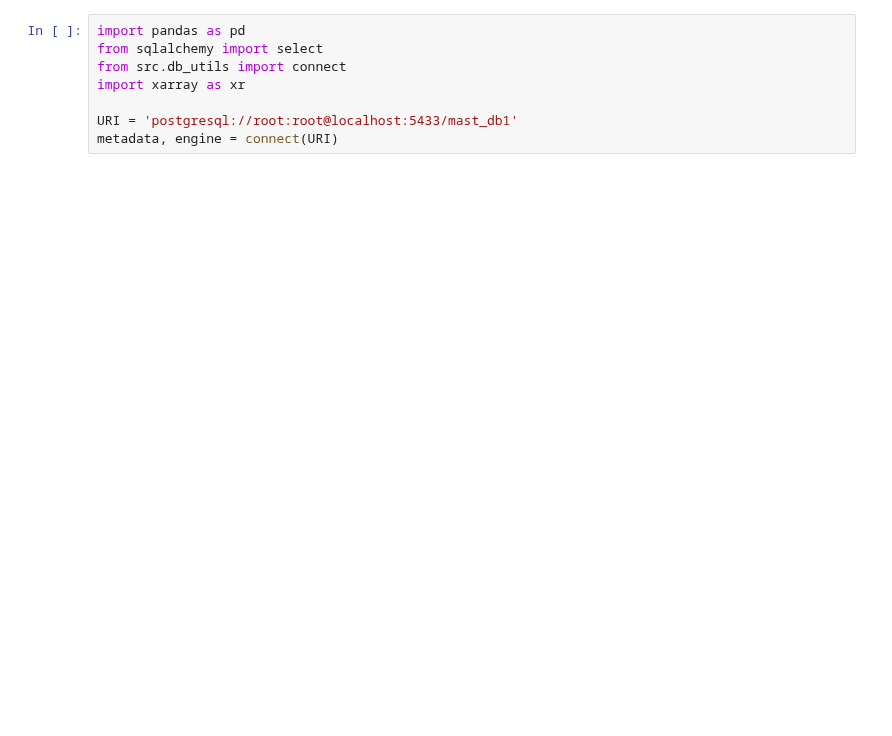
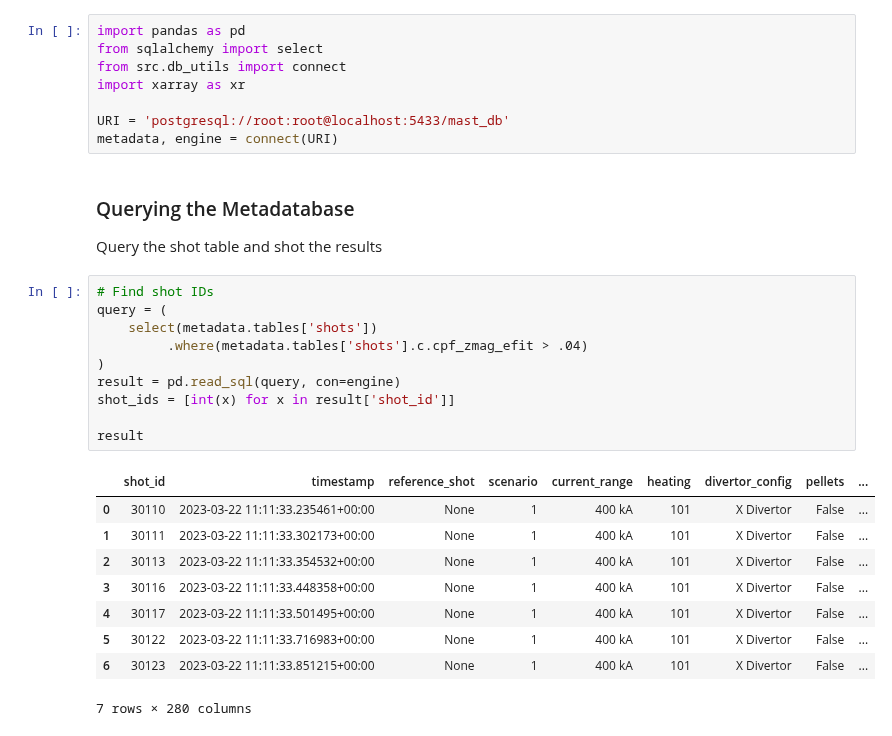
Before and after one commit to ukaea/fair-mast, a Jupyter notebook: db_query_example.ipynb, the cells around one changed output. Cells and saved outputs as stored; diff of their text form; blank space fills up the shorter version.

```diff
--- a/db_query_example.ipynb
+++ b/db_query_example.ipynb
@@ -4,5 +4,29 @@ from sqlalchemy import select
 from src.db_utils import connect
 import xarray as xr
 
-URI = 'postgresql://root:root@localhost:5433/mast_db1'
+URI = 'postgresql://root:root@localhost:5433/mast_db'
 metadata, engine = connect(URI)
+# %% [markdown]
+### Querying the Metadatabase
+
+Query the shot table and shot the results
+# %%
+# Find shot IDs
+query = (
+    select(metadata.tables['shots'])
+         .where(metadata.tables['shots'].c.cpf_zmag_efit > .04)
+)
+result = pd.read_sql(query, con=engine)
+shot_ids = [int(x) for x in result['shot_id']]
+
+result
+# %% [output]
+|  | shot_id | timestamp | reference_shot | scenario | current_range | heating | divertor_config | pellets | ... |
+| 0 | 30110 | 2023-03-22 11:11:33.235461+00:00 | None | 1 | 400 kA | 101 | X Divertor | False | ... |
+| 1 | 30111 | 2023-03-22 11:11:33.302173+00:00 | None | 1 | 400 kA | 101 | X Divertor | False | ... |
+| 2 | 30113 | 2023-03-22 11:11:33.354532+00:00 | None | 1 | 400 kA | 101 | X Divertor | False | ... |
+| 3 | 30116 | 2023-03-22 11:11:33.448358+00:00 | None | 1 | 400 kA | 101 | X Divertor | False | ... |
+| 4 | 30117 | 2023-03-22 11:11:33.501495+00:00 | None | 1 | 400 kA | 101 | X Divertor | False | ... |
+| 5 | 30122 | 2023-03-22 11:11:33.716983+00:00 | None | 1 | 400 kA | 101 | X Divertor | False | ... |
+| 6 | 30123 | 2023-03-22 11:11:33.851215+00:00 | None | 1 | 400 kA | 101 | X Divertor | False | ... |
+7 rows × 280 columns
```
Also changed, not shown: parts of 4 cells of this notebook, 7 other files.
